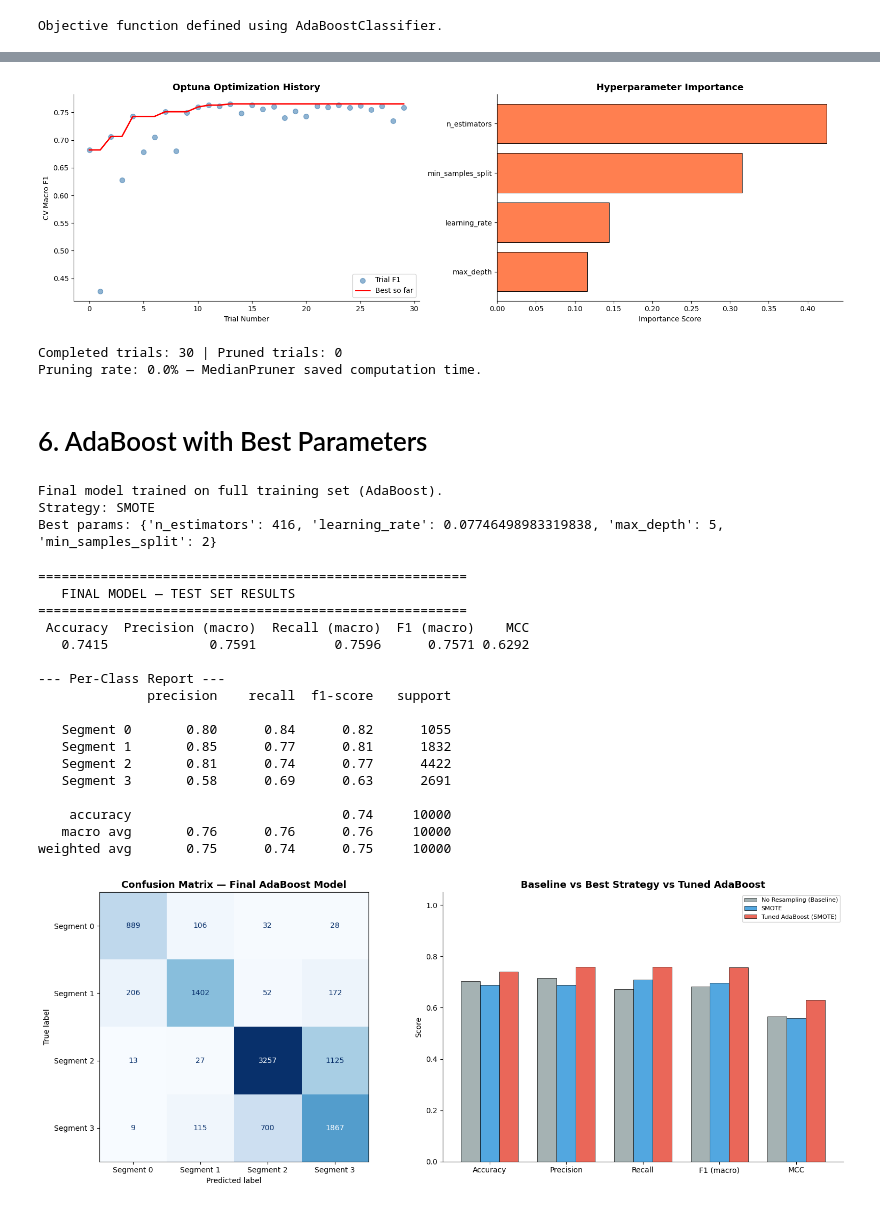
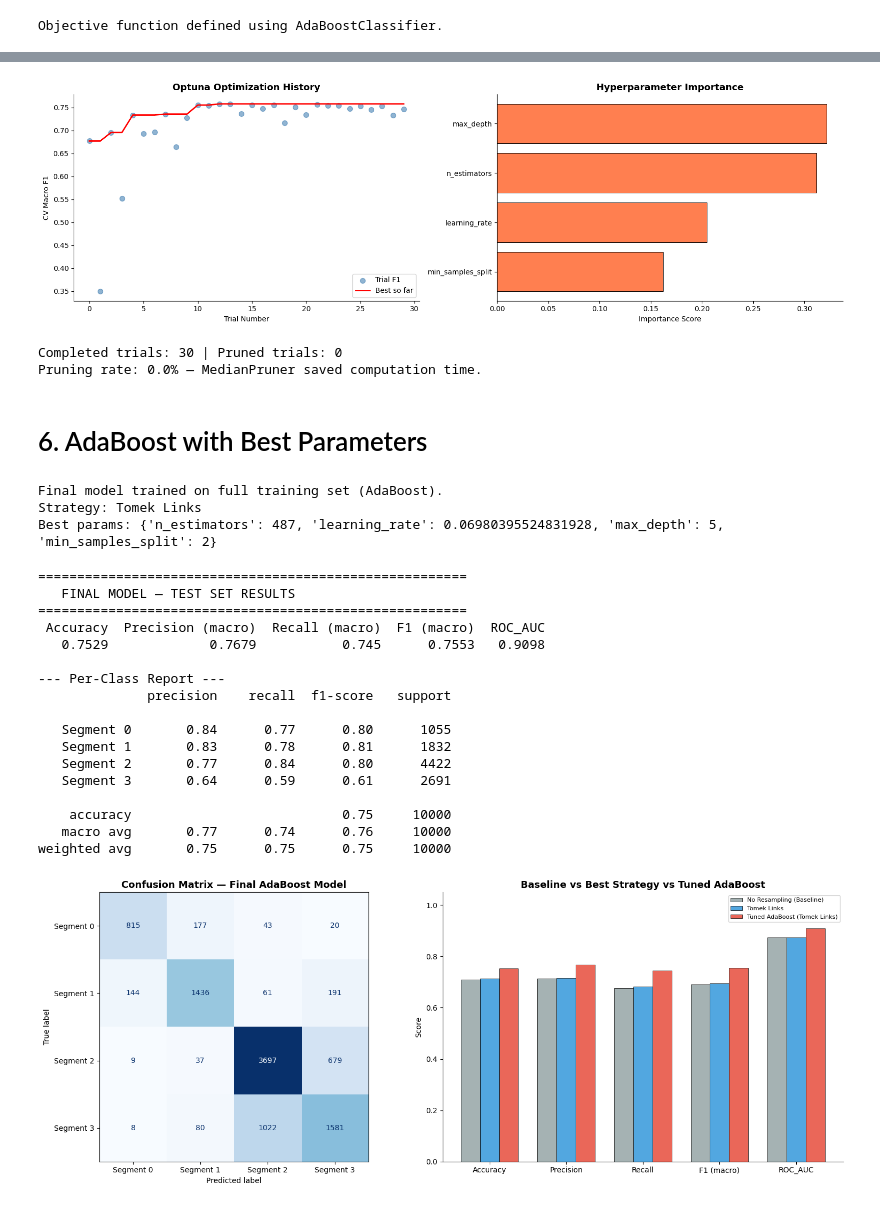
Before and after one commit to AlvarodelaHerran/Adv_ML, a Jupyter notebook: AdaBoosting/AdaBoosting.ipynb, the cells around one changed output, grey strips where cells are left out. Saved outputs shown, nothing was run; the diff lists cells and outputs as text; code cells hidden in the pictures.

```diff
--- a/AdaBoosting/AdaBoosting.ipynb
+++ b/AdaBoosting/AdaBoosting.ipynb
@@ -299,7 +285,7 @@ fig, axes = plt.subplots(3, 2, figsize=(16, 15))
 
 axes_flat = axes.flatten()
 
-metrics_to_plot = ['F1 (macro)', 'MCC', 'Accuracy', 'Precision', 'Recall']
+metrics_to_plot = ['F1 (macro)', 'ROC_AUC', 'Accuracy', 'Precision', 'Recall']
 palette = sns.color_palette('Set2', len(results_df))
 
 for i, metric in enumerate(metrics_to_plot):
@@ -478,7 +470,7 @@ plt.show()
 print(f'\nCompleted trials: {len(completed)} | Pruned trials: {len(pruned)}')
 print(f'Pruning rate: {len(pruned)/len(study.trials)*100:.1f}% — MedianPruner saved computation time.')
 # %% [output]
-[figure, old version]
+[figure, new version]
 Completed trials: 30 | Pruned trials: 0
 Pruning rate: 0.0% — MedianPruner saved computation time.
 # %% [markdown]
@@ -486,7 +478,6 @@ Pruning rate: 0.0% — MedianPruner saved computation time.
 # %%
 best_params = study.best_params.copy()
 
-# Reconstruir el estimador base con los mejores hiperparámetros
 base_estimator_params = {
     'max_depth': best_params.pop('max_depth'),
     'min_samples_split': best_params.pop('min_samples_split'),
@@ -514,7 +505,12 @@ if sampler is not None:
             ('clf', final_clf)])
     final_model.fit(X_train, y_train)
 else:
-    final_model = final_clf
+    final_model = ImbPipeline([
+        ('capping_outliers', IQRCapper(factor=1.5)),
+        ('imputacion', SimpleImputer(strategy='mean')),
+        ('scaler', StandardScaler()),
+        ('clf', final_clf)
+    ])
     final_model.fit(X_train, y_train)
 
 y_pred_final = final_model.predict(X_test)
@@ -524,25 +520,28 @@ print(f'Strategy: {best_strategy_name}')
 print(f'Best params: {study.best_params}')
 # %% [output]
 Final model trained on full training set (AdaBoost).
-Strategy: SMOTE
-Best params: {'n_estimators': 416, 'learning_rate': 0.07746498983319838, 'max_depth': 5, 'min_samples_split': 2}
+Strategy: Tomek Links
+Best params: {'n_estimators': 487, 'learning_rate': 0.06980395524831928, 'max_depth': 5, 'min_samples_split': 2}
 # %%
 print('=' * 55)
 print('   FINAL MODEL — TEST SET RESULTS')
 print('=' * 55)
 
+y_score = final_model.predict_proba(X_test)
+
 acc  = accuracy_score(y_test, y_pred_final)
 prec = precision_score(y_test, y_pred_final, average='macro', zero_division=0)
 rec  = recall_score(y_test, y_pred_final, average='macro', zero_division=0)
 f1   = f1_score(y_test, y_pred_final, average='macro', zero_division=0)
-roc  = matthews_corrcoef(y_test, y_pred_final)
+roc_auc = roc_auc_score(y_test, y_score, multi_class='ovr', average='macro')
+
 
 metrics_final = pd.DataFrame([{
     'Accuracy': round(acc, 4),
     'Precision (macro)': round(prec, 4),
     'Recall (macro)': round(rec, 4),
     'F1 (macro)': round(f1, 4),
-    'MCC': round(mcc, 4)
+    'ROC_AUC': round(roc_auc, 4)
 }])
 
 print(metrics_final.to_string(index=False))
@@ -554,20 +553,20 @@ print(classification_report(y_test, y_pred_final,
 =======================================================
    FINAL MODEL — TEST SET RESULTS
 =======================================================
- Accuracy  Precision (macro)  Recall (macro)  F1 (macro)    MCC
-   0.7415             0.7591          0.7596      0.7571 0.6292
+ Accuracy  Precision (macro)  Recall (macro)  F1 (macro)  ROC_AUC
+   0.7529             0.7679           0.745      0.7553   0.9098
 
 --- Per-Class Report ---
               precision    recall  f1-score   support
 
-   Segment 0       0.80      0.84      0.82      1055
-   Segment 1       0.85      0.77      0.81      1832
-   Segment 2       0.81      0.74      0.77      4422
-   Segment 3       0.58      0.69      0.63      2691
+   Segment 0       0.84      0.77      0.80      1055
+   Segment 1       0.83      0.78      0.81      1832
+   Segment 2       0.77      0.84      0.80      4422
+   Segment 3       0.64      0.59      0.61      2691
 
-    accuracy                           0.74     10000
-   macro avg       0.76      0.76      0.76     10000
-weighted avg       0.75      0.74      0.75     10000
+    accuracy                           0.75     10000
+   macro avg       0.77      0.74      0.76     10000
+weighted avg       0.75      0.75      0.75     10000
 # %%
 fig, axes = plt.subplots(1, 2, figsize=(16, 6))
 
@@ -589,32 +588,32 @@ tuned_row = pd.DataFrame([{
     'Precision': round(prec, 4),
     'Recall': round(rec, 4),
     'F1 (macro)': round(f1, 4),
-    'ROC_AUC': round(roc_auc_score, 4)
+    'ROC_AUC': round(roc_auc, 4)
 }])
 compare_df = pd.concat([compare_df, tuned_row], ignore_index=True)
 
 metrics_to_bar = ['Accuracy', 'Precision', 'Recall', 'F1 (macro)', 'ROC_AUC']
 x = np.arange(len(metrics_to_bar))
 width = 0.25
 bar_colors = ['#95a5a6', '#3498db', '#e74c3c']
 
 for i, (_, row) in enumerate(compare_df.iterrows()):
     vals = [row[m] for m in metrics_to_bar]
     bars = axes[1].bar(x + i*width, vals, width, label=row['Strategy'], color=bar_colors[i], alpha=0.85, edgecolor='black', linewidth=0.6)
 
 axes[1].set_xticks(x + width)
 axes[1].set_xticklabels(metrics_to_bar)
 axes[1].set_title('Baseline vs Best Strategy vs Tuned AdaBoost', fontsize=13, fontweight='bold')
 axes[1].set_ylabel('Score')
 axes[1].set_ylim(0, 1.05)
 axes[1].legend(fontsize=8)
 axes[1].spines['top'].set_visible(False)
 axes[1].spines['right'].set_visible(False)
 
 plt.tight_layout()
 plt.show()
 
 #La confusion matrix muestra que tan bien esta clasificado todo, errores etc
 #Y luego tenemos la muestra de las metricas de performance basandonos en los 3 mejores modelos y el tuned
 # %% [output]
-[figure, old version]
+[figure, new version]
```
Also changed, not shown: parts of 8 cells of this notebook, 1 other file.
